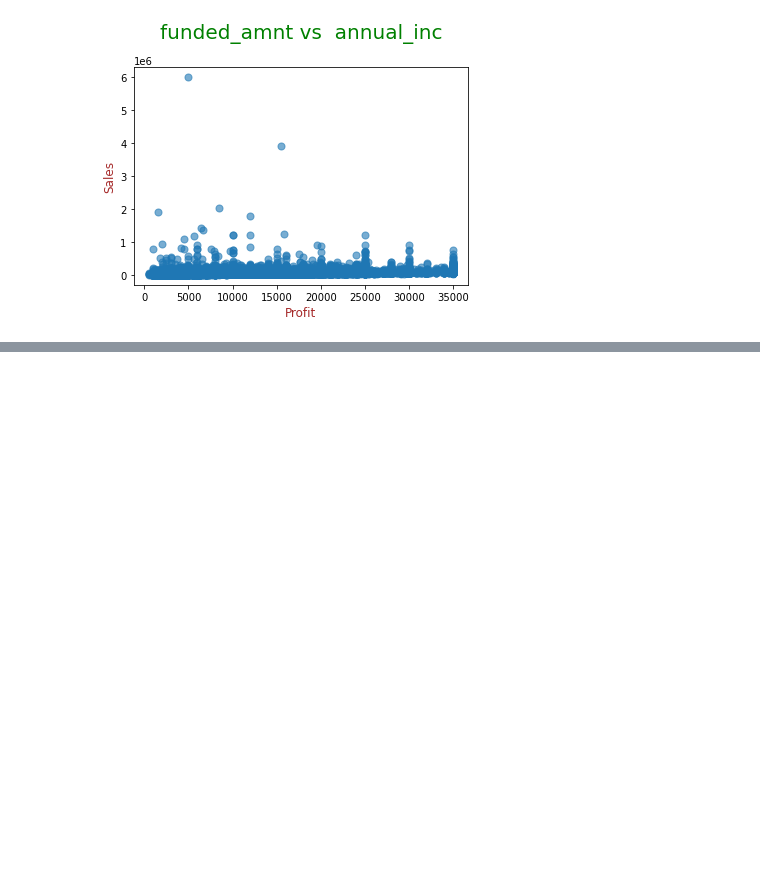
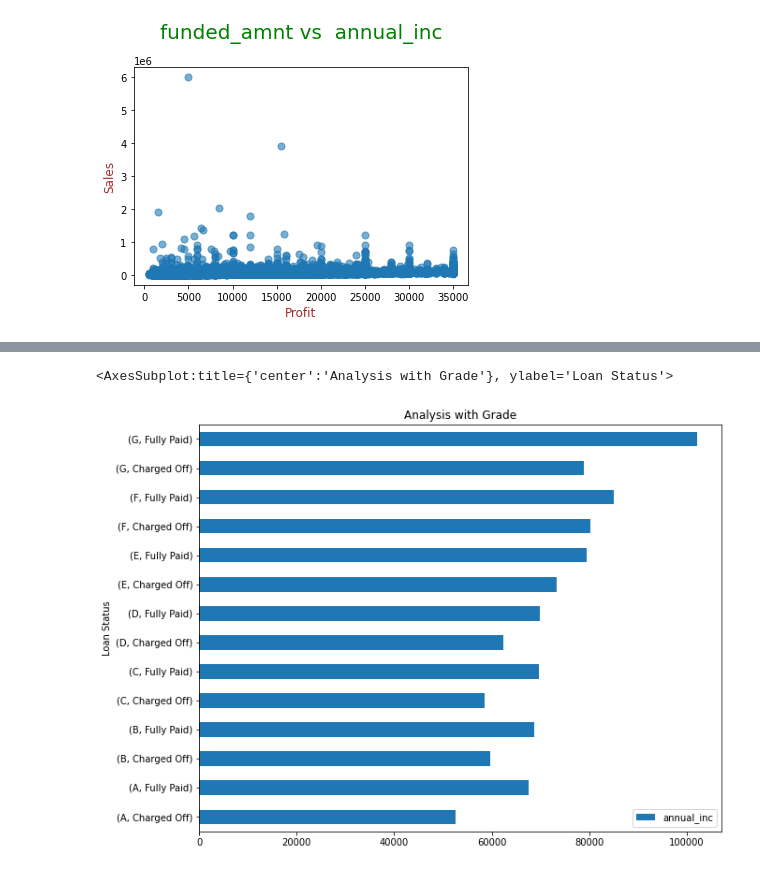
Before and after one commit to RatneshFlash/LendingClubCaseStudy, a Jupyter notebook: Lending_Club_Case_Study.ipynb, the cells around one changed output, grey strips where cells are left out. Cells and saved outputs as stored; diff of their text form; code cells hidden in the pictures; blank space fills up the shorter version.

```diff
--- a/Lending_Club_Case_Study.ipynb
+++ b/Lending_Club_Case_Study.ipynb
@@ -202,0 +215,4 @@ plt.show()
+# %%
+dfg = loan_data.groupby(by=['grade', 'loan_status']).mean()
+dfg = dfg.drop(columns=['id', 'dti', 'installment', 'loan_amnt', 'funded_amnt', 'funded_amnt_inv'])
+dfg
@@ -202,0 +236,6 @@ plt.show()
+# %%
+dfg.plot(kind='barh', title='Analysis with Grade', ylabel='Annual Income',
+         xlabel='Loan Status', figsize=(10, 8))
+# %% [output]
+<AxesSubplot:title={'center':'Analysis with Grade'}, ylabel='Loan Status'>
+[figure, added]
```
Also changed, not shown: parts of 19 cells of this notebook.
